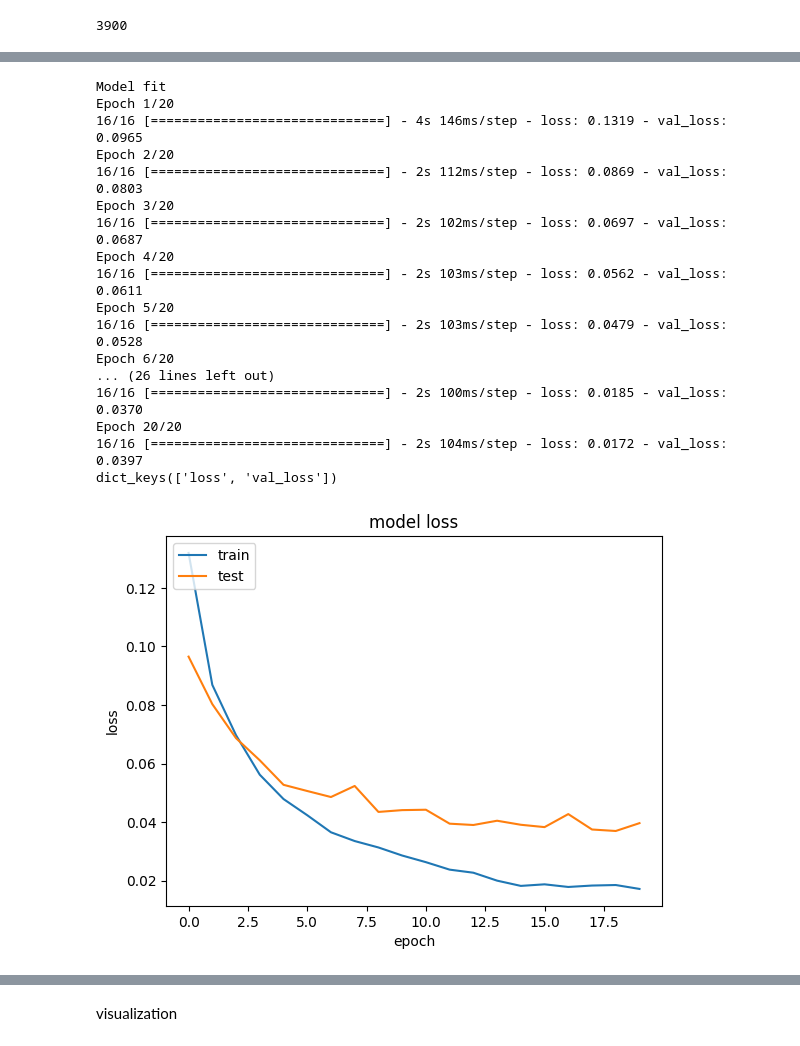
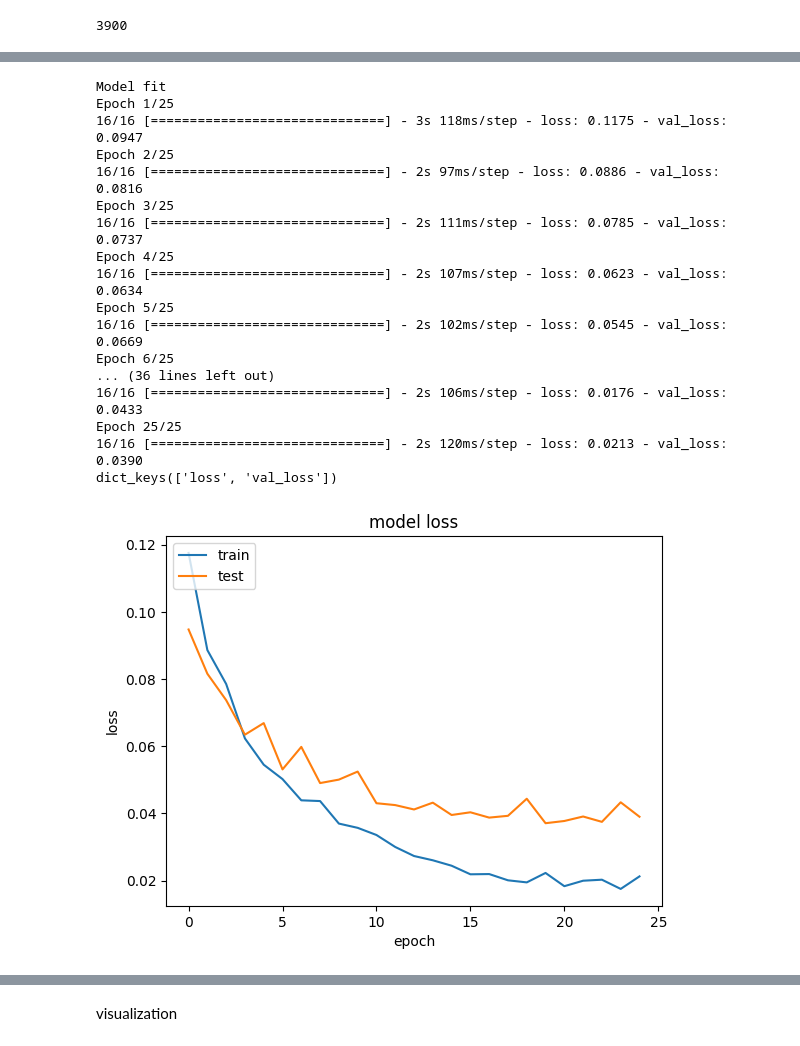
Before and after one commit to heechul/DeepPicar-ESP32S3, a Jupyter notebook: RunAll.ipynb, the cells around one changed output, grey strips where cells are left out. Saved outputs shown, nothing was run; the diff lists cells and outputs as text; code cells hidden in the pictures.

```diff
--- a/RunAll.ipynb
+++ b/RunAll.ipynb
@@ -230,37 +273,37 @@ _________________________________________________________________
 # %%
 print ("Model fit")
 # q_aware_model.reset_states()
 history = q_aware_model.fit(x_train, y_train, batch_size=256,
-                    epochs=20 , validation_data=(x_test, y_test))
+                    epochs=25 , validation_data=(x_test, y_test))
 
 # Plot training and validation losses
 print(history.history.keys())
 plt.plot(history.history['loss'])
 plt.plot(history.history['val_loss'])
 plt.title('model loss')
 plt.ylabel('loss')
 plt.xlabel('epoch')
 plt.legend(['train', 'test'], loc='upper left')
 plt.show()
 # %% [output]
 Model fit
-Epoch 1/20
-16/16 [==============================] - 4s 146ms/step - loss: 0.1319 - val_loss: 0.0965
-Epoch 2/20
-16/16 [==============================] - 2s 112ms/step - loss: 0.0869 - val_loss: 0.0803
-Epoch 3/20
-16/16 [==============================] - 2s 102ms/step - loss: 0.0697 - val_loss: 0.0687
-Epoch 4/20
-16/16 [==============================] - 2s 103ms/step - loss: 0.0562 - val_loss: 0.0611
-Epoch 5/20
-16/16 [==============================] - 2s 103ms/step - loss: 0.0479 - val_loss: 0.0528
-Epoch 6/20
-... (26 lines left out)
-16/16 [==============================] - 2s 100ms/step - loss: 0.0185 - val_loss: 0.0370
-Epoch 20/20
-16/16 [==============================] - 2s 104ms/step - loss: 0.0172 - val_loss: 0.0397
+Epoch 1/25
+16/16 [==============================] - 3s 118ms/step - loss: 0.1175 - val_loss: 0.0947
+Epoch 2/25
+16/16 [==============================] - 2s 97ms/step - loss: 0.0886 - val_loss: 0.0816
+Epoch 3/25
+16/16 [==============================] - 2s 111ms/step - loss: 0.0785 - val_loss: 0.0737
+Epoch 4/25
+16/16 [==============================] - 2s 107ms/step - loss: 0.0623 - val_loss: 0.0634
+Epoch 5/25
+16/16 [==============================] - 2s 102ms/step - loss: 0.0545 - val_loss: 0.0669
+Epoch 6/25
+... (36 lines left out)
+16/16 [==============================] - 2s 106ms/step - loss: 0.0176 - val_loss: 0.0433
+Epoch 25/25
+16/16 [==============================] - 2s 120ms/step - loss: 0.0213 - val_loss: 0.0390
 dict_keys(['loss', 'val_loss'])
-[figure, old version]
+[figure, new version]
 # %%
 angle_thresh=10
 # Helper functions for evaluating model accuracy
```
Also changed, not shown: parts of 10 cells of this notebook.
